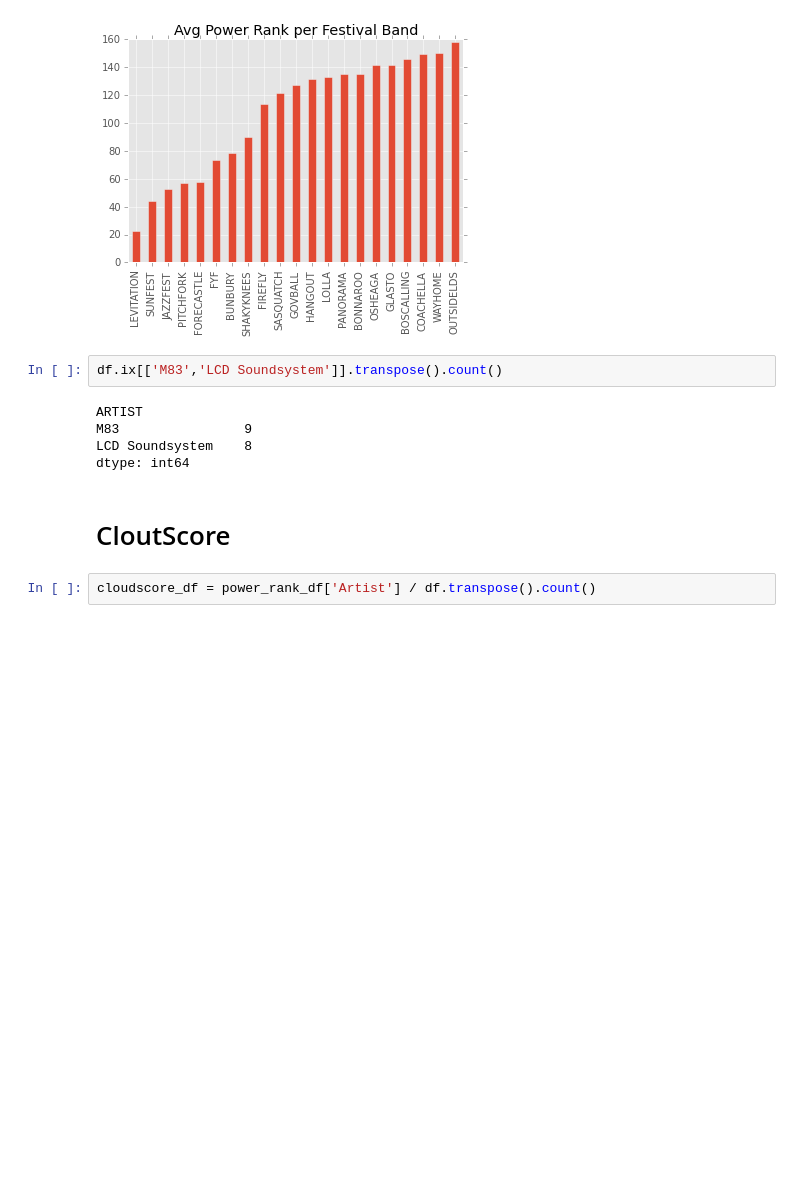
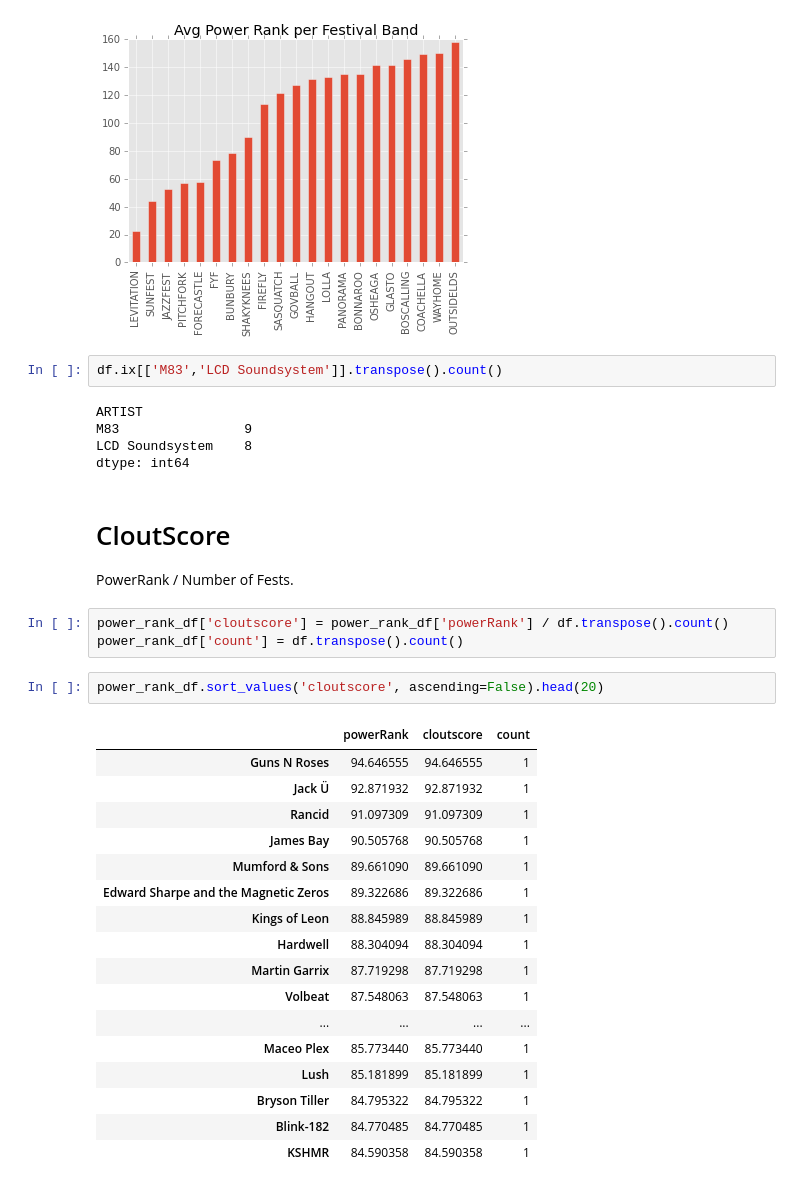
Before and after one commit to hunterowens/hunterowens.github.io, a Jupyter notebook: notebooks/new_power_ranks.ipynb, the cells around one changed output. Saved outputs shown, nothing was run; the diff lists cells and outputs as text; blank space fills up the shorter version.

```diff
--- a/notebooks/new_power_ranks.ipynb
+++ b/notebooks/new_power_ranks.ipynb
@@ -212,6 +212,28 @@ LCD Soundsystem    8
 dtype: int64
 # %% [markdown]
 # CloutScore
+PowerRank / Number of Fests.
-# %%
-cloudscore_df = power_rank_df['Artist'] / df.transpose().count()
+# %%
+power_rank_df['cloutscore'] = power_rank_df['powerRank'] / df.transpose().count()
+power_rank_df['count'] = df.transpose().count()
+# %%
+power_rank_df.sort_values('cloutscore', ascending=False).head(20)
+# %% [output]
+|  | powerRank | cloutscore | count |
+| Guns N Roses | 94.646555 | 94.646555 | 1 |
+| Jack Ü | 92.871932 | 92.871932 | 1 |
+| Rancid | 91.097309 | 91.097309 | 1 |
+| James Bay | 90.505768 | 90.505768 | 1 |
+| Mumford & Sons | 89.661090 | 89.661090 | 1 |
+| Edward Sharpe and the Magnetic Zeros | 89.322686 | 89.322686 | 1 |
+| Kings of Leon | 88.845989 | 88.845989 | 1 |
+| Hardwell | 88.304094 | 88.304094 | 1 |
+| Martin Garrix | 87.719298 | 87.719298 | 1 |
+| Volbeat | 87.548063 | 87.548063 | 1 |
+| ... | ... | ... | ... |
+| Maceo Plex | 85.773440 | 85.773440 | 1 |
+| Lush | 85.181899 | 85.181899 | 1 |
+| Bryson Tiller | 84.795322 | 84.795322 | 1 |
+| Blink-182 | 84.770485 | 84.770485 | 1 |
+| KSHMR | 84.590358 | 84.590358 | 1 |
 # %%
```
Also changed, not shown: parts of 4 cells of this notebook.
